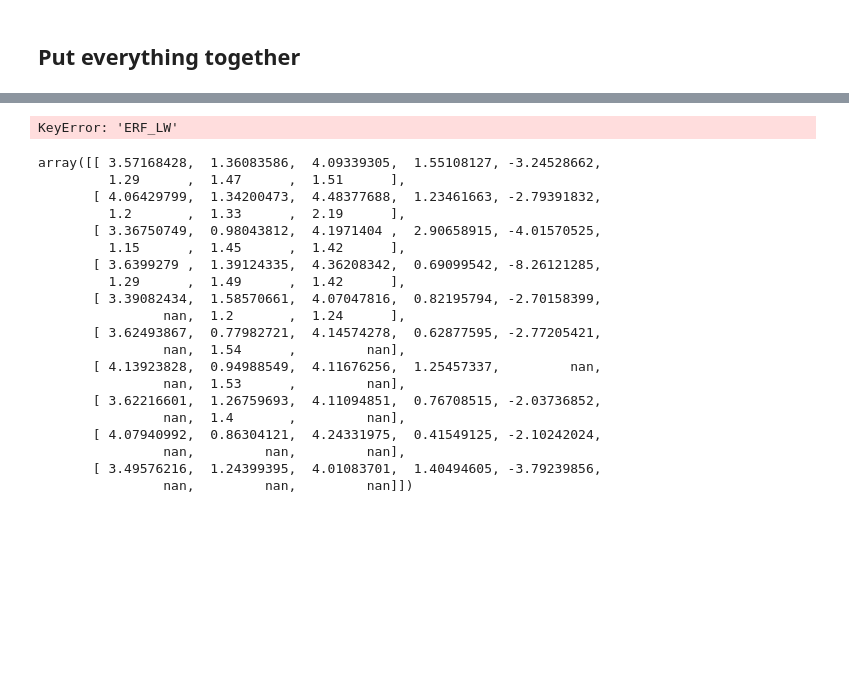
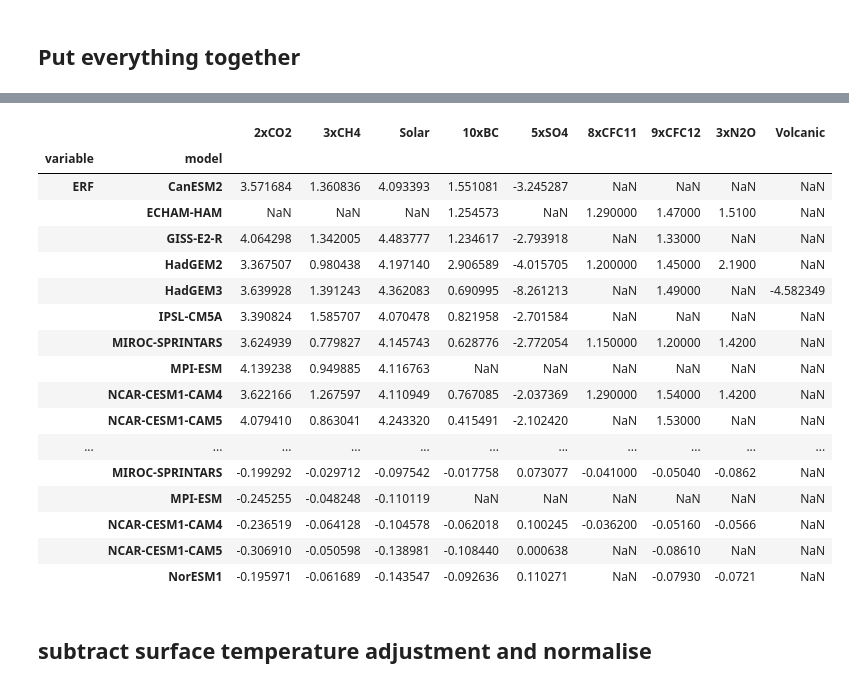
Before and after one commit to chrisroadmap/ar6, a Jupyter notebook: notebooks/270_chapter7_fig7.4.ipynb, the cells around one changed output, grey strips where cells are left out. Cells and saved outputs as stored; diff of their text form; code cells hidden in the pictures; blank space fills up the shorter version.

```diff
--- a/notebooks/270_chapter7_fig7.4.ipynb
+++ b/notebooks/270_chapter7_fig7.4.ipynb
@@ -266,27 +295,24 @@ pl.savefig('../figures/fig7.4.pdf')
-# %%
-np.nanstd(flux_avK['ERF_LW'],axis=0)
-# %% [output]
-KeyError: 'ERF_LW'
-# %%
-flux_avK['ERF']
-# %% [output]
-array([[ 3.57168428,  1.36083586,  4.09339305,  1.55108127, -3.24528662,
-         1.29      ,  1.47      ,  1.51      ],
-       [ 4.06429799,  1.34200473,  4.48377688,  1.23461663, -2.79391832,
-         1.2       ,  1.33      ,  2.19      ],
-       [ 3.36750749,  0.98043812,  4.1971404 ,  2.90658915, -4.01570525,
-         1.15      ,  1.45      ,  1.42      ],
-       [ 3.6399279 ,  1.39124335,  4.36208342,  0.69099542, -8.26121285,
-         1.29      ,  1.49      ,  1.42      ],
-       [ 3.39082434,  1.58570661,  4.07047816,  0.82195794, -2.70158399,
-                nan,  1.2       ,  1.24      ],
-       [ 3.62493867,  0.77982721,  4.14574278,  0.62877595, -2.77205421,
-                nan,  1.54      ,         nan],
-       [ 4.13923828,  0.94988549,  4.11676256,  1.25457337,         nan,
-                nan,  1.53      ,         nan],
-       [ 3.62216601,  1.26759693,  4.11094851,  0.76708515, -2.03736852,
-                nan,  1.4       ,         nan],
-       [ 4.07940992,  0.86304121,  4.24331975,  0.41549125, -2.10242024,
-                nan,         nan,         nan],
-       [ 3.49576216,  1.24399395,  4.01083701,  1.40494605, -3.79239856,
-                nan,         nan,         nan]])
+# %%
+adjustments_df = pd.concat([adjustments_df, hod_new_df, volcanic_df], axis=1)
+adjustments_df
+# %% [output]
+|  |  | 2xCO2 | 3xCH4 | Solar | 10xBC | 5xSO4 | 8xCFC11 | 9xCFC12 | 3xN2O | Volcanic |
+| variable | model |  |  |  |  |  |  |  |  |  |
+| ERF | CanESM2 | 3.571684 | 1.360836 | 4.093393 | 1.551081 | -3.245287 | NaN | NaN | NaN | NaN |
+|  | ECHAM-HAM | NaN | NaN | NaN | 1.254573 | NaN | 1.290000 | 1.47000 | 1.5100 | NaN |
+|  | GISS-E2-R | 4.064298 | 1.342005 | 4.483777 | 1.234617 | -2.793918 | NaN | 1.33000 | NaN | NaN |
+|  | HadGEM2 | 3.367507 | 0.980438 | 4.197140 | 2.906589 | -4.015705 | 1.200000 | 1.45000 | 2.1900 | NaN |
+|  | HadGEM3 | 3.639928 | 1.391243 | 4.362083 | 0.690995 | -8.261213 | NaN | 1.49000 | NaN | -4.582349 |
+|  | IPSL-CM5A | 3.390824 | 1.585707 | 4.070478 | 0.821958 | -2.701584 | NaN | NaN | NaN | NaN |
+|  | MIROC-SPRINTARS | 3.624939 | 0.779827 | 4.145743 | 0.628776 | -2.772054 | 1.150000 | 1.20000 | 1.4200 | NaN |
+|  | MPI-ESM | 4.139238 | 0.949885 | 4.116763 | NaN | NaN | NaN | NaN | NaN | NaN |
+|  | NCAR-CESM1-CAM4 | 3.622166 | 1.267597 | 4.110949 | 0.767085 | -2.037369 | 1.290000 | 1.54000 | 1.4200 | NaN |
+|  | NCAR-CESM1-CAM5 | 4.079410 | 0.863041 | 4.243320 | 0.415491 | -2.102420 | NaN | 1.53000 | NaN | NaN |
+| ... | ... | ... | ... | ... | ... | ... | ... | ... | ... | ... |
+|  | MIROC-SPRINTARS | -0.199292 | -0.029712 | -0.097542 | -0.017758 | 0.073077 | -0.041000 | -0.05040 | -0.0862 | NaN |
+|  | MPI-ESM | -0.245255 | -0.048248 | -0.110119 | NaN | NaN | NaN | NaN | NaN | NaN |
+|  | NCAR-CESM1-CAM4 | -0.236519 | -0.064128 | -0.104578 | -0.062018 | 0.100245 | -0.036200 | -0.05160 | -0.0566 | NaN |
+|  | NCAR-CESM1-CAM5 | -0.306910 | -0.050598 | -0.138981 | -0.108440 | 0.000638 | NaN | -0.08610 | NaN | NaN |
+|  | NorESM1 | -0.195971 | -0.061689 | -0.143547 | -0.092636 | 0.110271 | NaN | -0.07930 | -0.0721 | NaN |
+# %% [markdown]
+## subtract surface temperature adjustment and normalise
```
Also changed, not shown: parts of 22 cells of this notebook, 6 other files.
